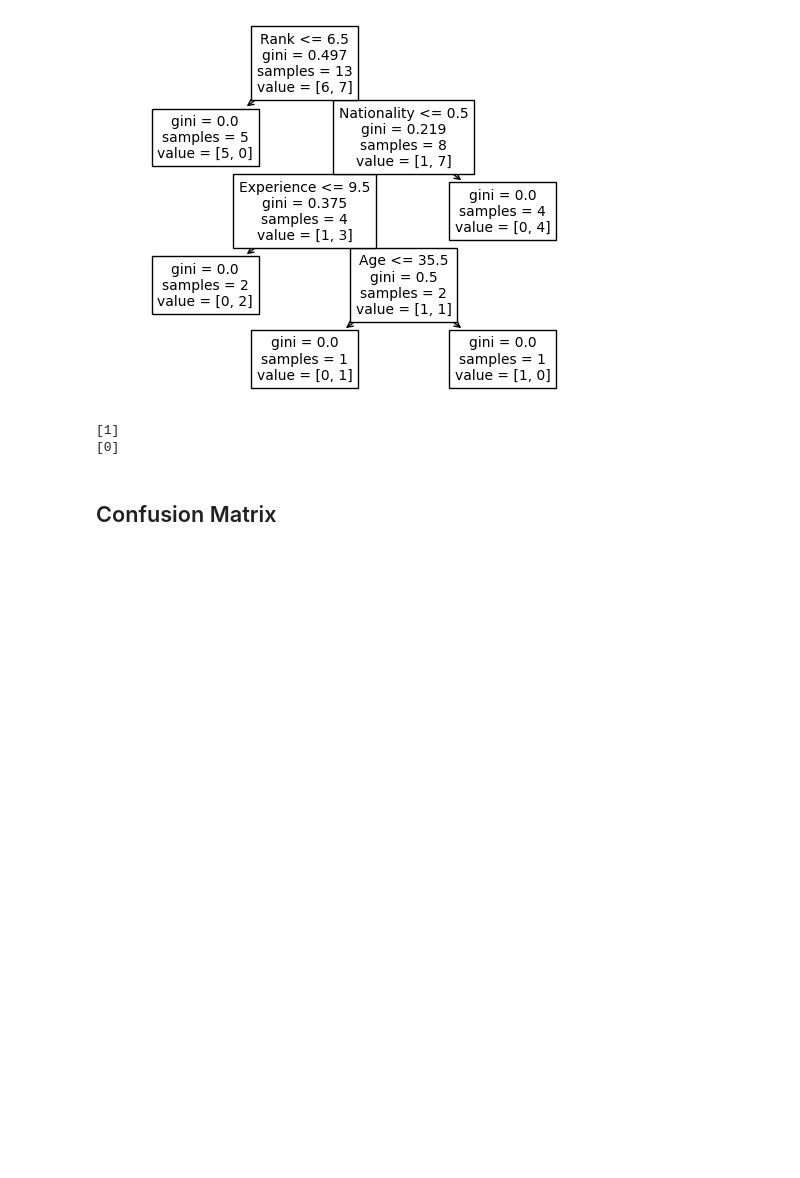
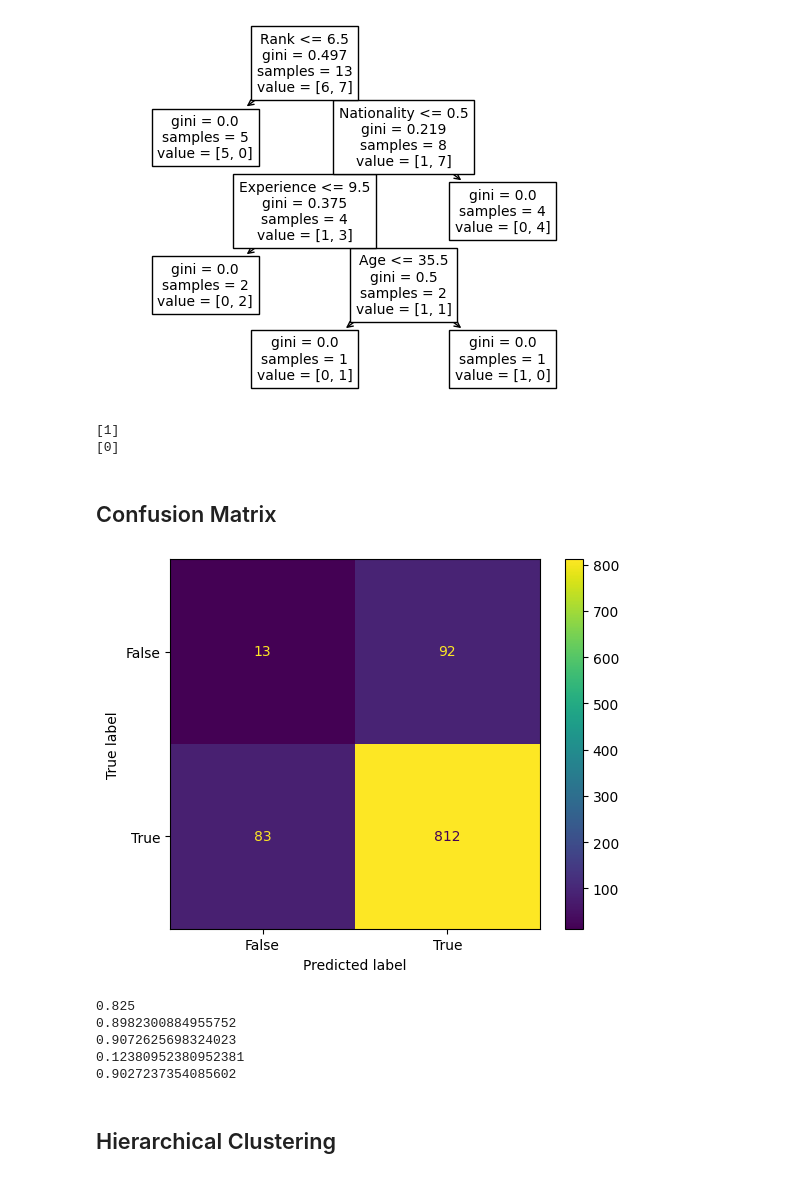
Before and after one commit to dritter321/ml_course, a Jupyter notebook: w3prac_02.ipynb, the cells around one changed output. Saved outputs shown, nothing was run; the diff lists cells and outputs as text; code cells hidden in the pictures; blank space fills up the shorter version.

```diff
--- a/w3prac_02.ipynb
+++ b/w3prac_02.ipynb
@@ -107,3 +107,48 @@ print(dtree.predict([[40, 10, 6, 1]]))
 [0]
 # %% [markdown]
 ## Confusion Matrix
+# %%
+import numpy as np
+from sklearn import metrics
+import matplotlib.pyplot as plt
+
+actual = np.random.binomial(1, 0.9, size = 1000)
+predicted = np.random.binomial(1, 0.9, size = 1000)
+
+confusion_matrix = metrics.confusion_matrix(actual, predicted)
+
+cm_display = metrics.ConfusionMatrixDisplay(confusion_matrix = confusion_matrix, display_labels = [False, True])
+
+cm_display.plot()
+plt.show()
+# %% [output]
+[figure, added]
+# %%
+## (True Positive + True Negative) / Total Predictions
+Accuracy = metrics.accuracy_score(actual, predicted)
+print(Accuracy)
+
+## True Positive / All Positive
+Precision = metrics.precision_score(actual, predicted)
+print(Precision)
+
+## Sensitivity (Recall) - True Positive / (True Positive + False Negative)
+Sensitivity_recall = metrics.recall_score(actual, predicted)
+print(Sensitivity_recall)
+
+## Specificity - True Negative / (True Negative + False Positive)
+Specificity = metrics.recall_score(actual, predicted, pos_label=0)
+print(Specificity)
+
+## F-score
+## 2 * ((Precision * Sensitivity) / (Precision + Sensitivity))
+F1_score = metrics.f1_score(actual, predicted)
+print(F1_score)
+# %% [output]
+0.825
+0.8982300884955752
+0.9072625698324023
+0.12380952380952381
+0.9027237354085602
+# %% [markdown]
+## Hierarchical Clustering
```
